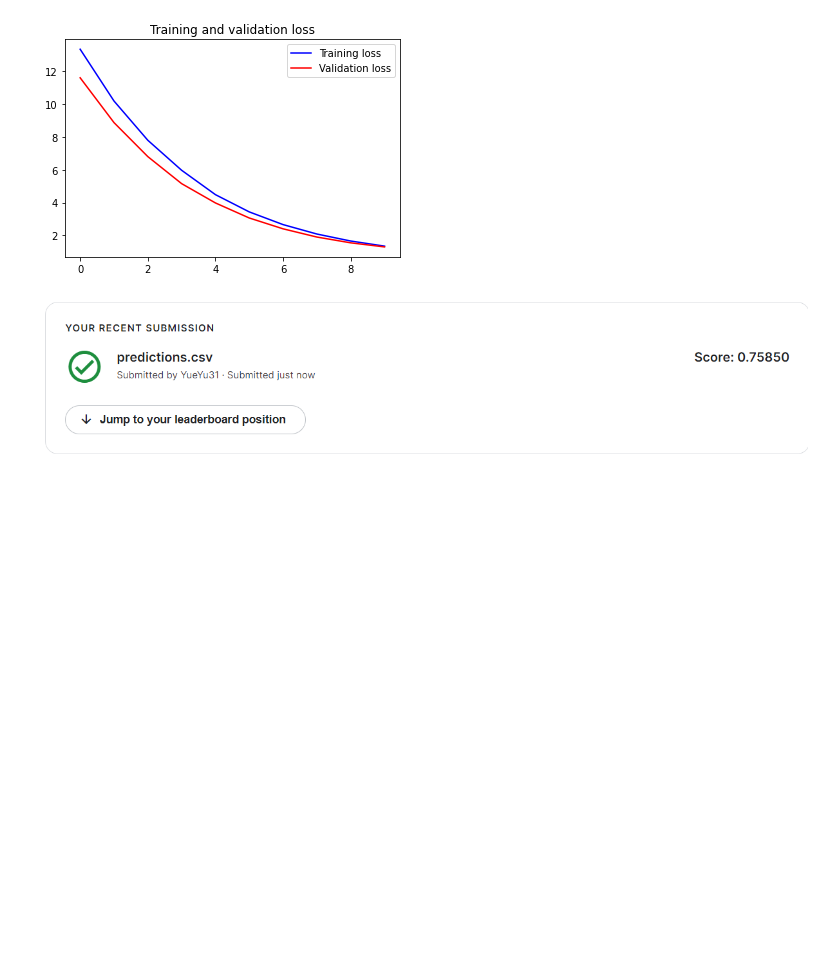
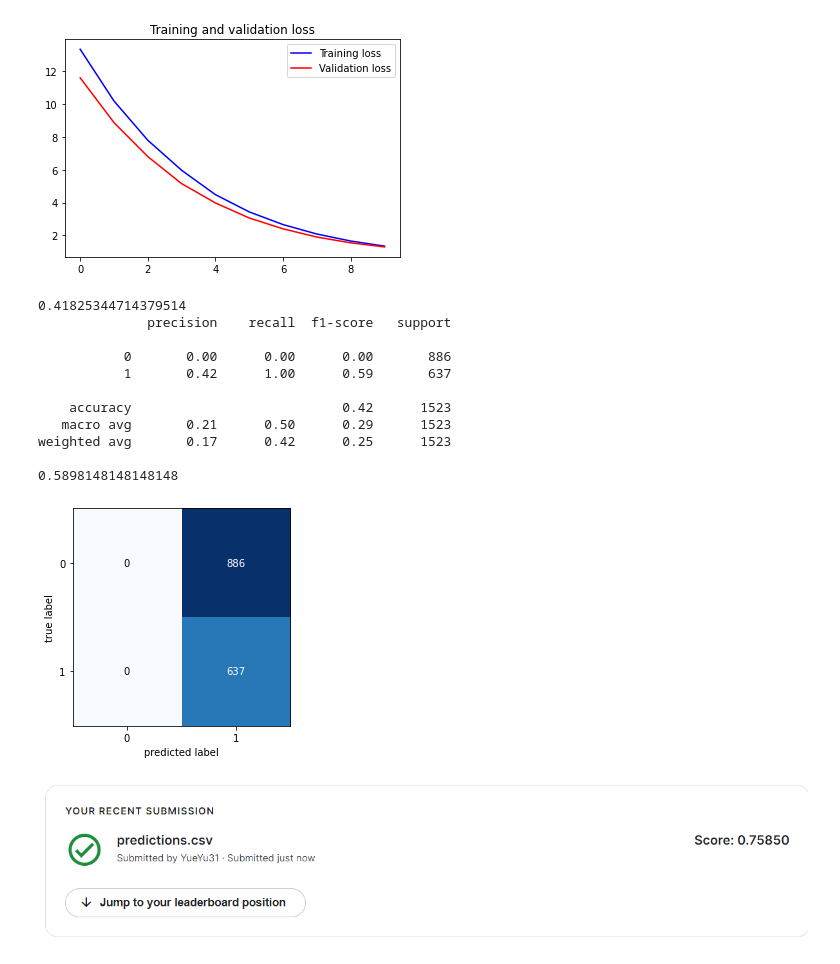
Before and after one commit to yy383124955/msds422, a Jupyter notebook: Week 9/module-9-assignment-1.ipynb, the cells around one changed output. Cells and saved outputs as stored; diff of their text form; code cells hidden in the pictures; blank space fills up the shorter version.

```diff
--- a/Week 9/module-9-assignment-1.ipynb
+++ b/Week 9/module-9-assignment-1.ipynb
@@ -236,6 +236,33 @@ plt.show()
 # %% [output]
 [figure]
 [figure]
+# %%
+from mlxtend.plotting import plot_confusion_matrix
+from sklearn.metrics import confusion_matrix
+
+X_tr, X_te,y_tr, y_te = model_selection.train_test_split(x_train,y_train,test_size=0.2,random_state=0,shuffle=True)
+preds_te = model.predict(X_te)
+pred_te = [1 if i>0.5 else 0 for i in preds_te]
+accuracy = metrics.accuracy_score(pred_te, y_te)
+print(accuracy)
+print(metrics.classification_report(y_te, pred_te, target_names=["0", "1"]))
+print(metrics.f1_score(y_te, pred_te))
+cm = confusion_matrix(y_te, pred_te)
+fig, ax = plot_confusion_matrix(conf_mat=cm)
+plt.show()
+# %% [output]
+0.41825344714379514
+              precision    recall  f1-score   support
+
+           0       0.00      0.00      0.00       886
+           1       0.42      1.00      0.59       637
+
+    accuracy                           0.42      1523
+   macro avg       0.21      0.50      0.29      1523
+weighted avg       0.17      0.42      0.25      1523
+
+0.5898148148148148
+[figure, added]
 # %%
 text = df_test['keyword_text']
 x_test = tokenizer.texts_to_sequences(text.values)
```
Also changed, not shown: parts of 4 cells of this notebook.
